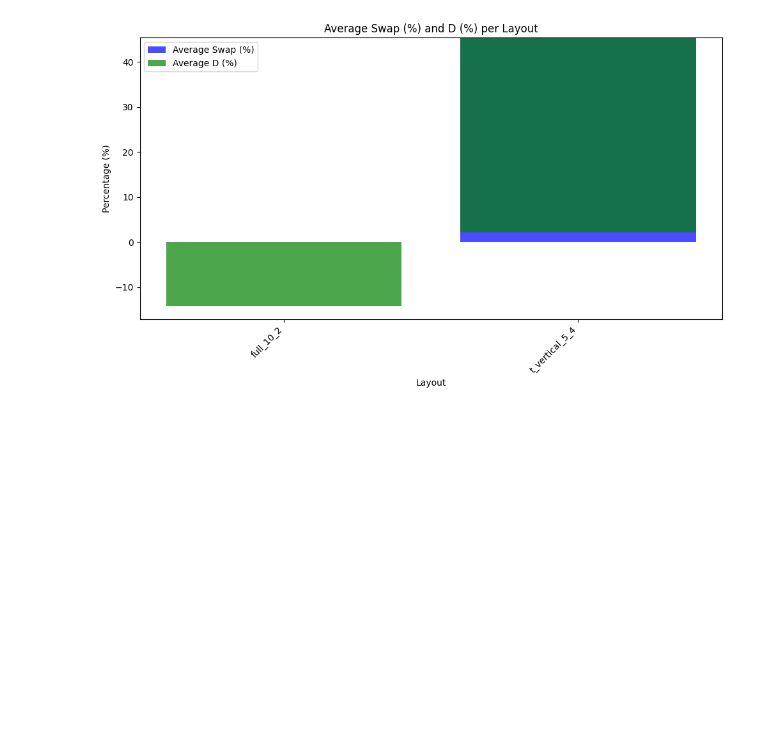
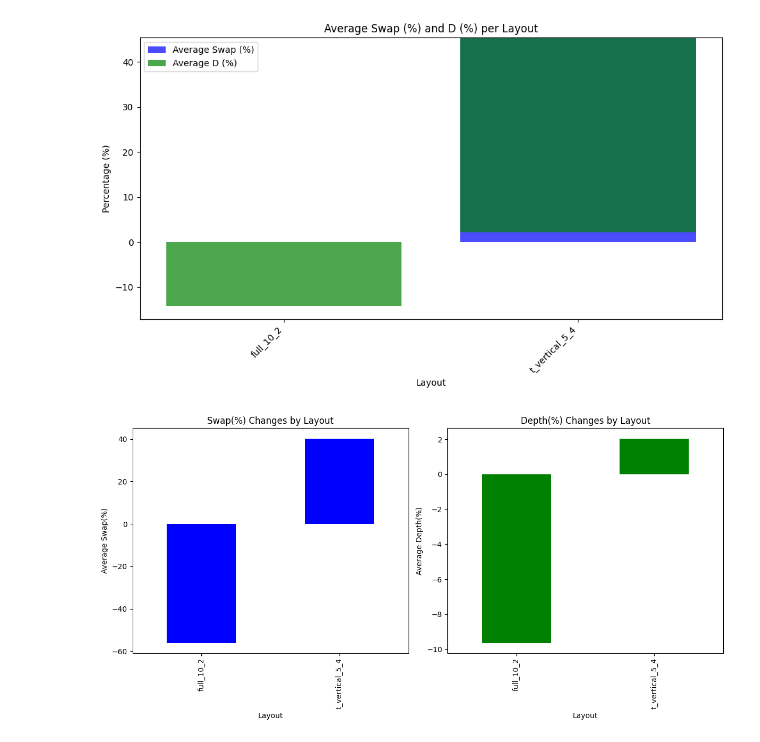
Before and after one commit to natashaval/qubit-mapping-distributed-qc, a Jupyter notebook: 6_plot.ipynb, the cells around one changed output. Cells and saved outputs as stored; diff of their text form; code cells hidden in the pictures; blank space fills up the shorter version.

```diff
--- a/6_plot.ipynb
+++ b/6_plot.ipynb
@@ -866,3 +866,35 @@ plt.tight_layout()
 plt.show()
 # %% [output]
 [figure]
+# %%
+import pandas as pd
+
+data = {
+    'Layout': ['full_10_2', 't_vertical_5_4', 'full_10_2', 't_vertical_5_4'],
+    'swap(%)': [-100, 1.1, -12.12, 79.5],
+    'depth(%)': [-15, -59.73, -4.26, 63.82]
+}
+
+df = pd.DataFrame(data)
+grouped_df = df.groupby('Layout').mean()
+import matplotlib.pyplot as plt
+
+# Plotting the bar chart for swap(%) and depth(%)
+fig, ax = plt.subplots(1, 2, figsize=(12, 6))
+
+# Bar chart for swap(%)
+grouped_df['swap(%)'].plot(kind='bar', ax=ax[0], color='blue')
+ax[0].set_title('Swap(%) Changes by Layout')
+ax[0].set_ylabel('Average Swap(%)')
+ax[0].set_xlabel('Layout')
+
+# Bar chart for depth(%)
+grouped_df['depth(%)'].plot(kind='bar', ax=ax[1], color='green')
+ax[1].set_title('Depth(%) Changes by Layout')
+ax[1].set_ylabel('Average Depth(%)')
+ax[1].set_xlabel('Layout')
+
+plt.tight_layout()
+plt.show()
+# %% [output]
+[figure, added]
```
Also changed, not shown: parts of 1 cell of this notebook, 21 other files.
